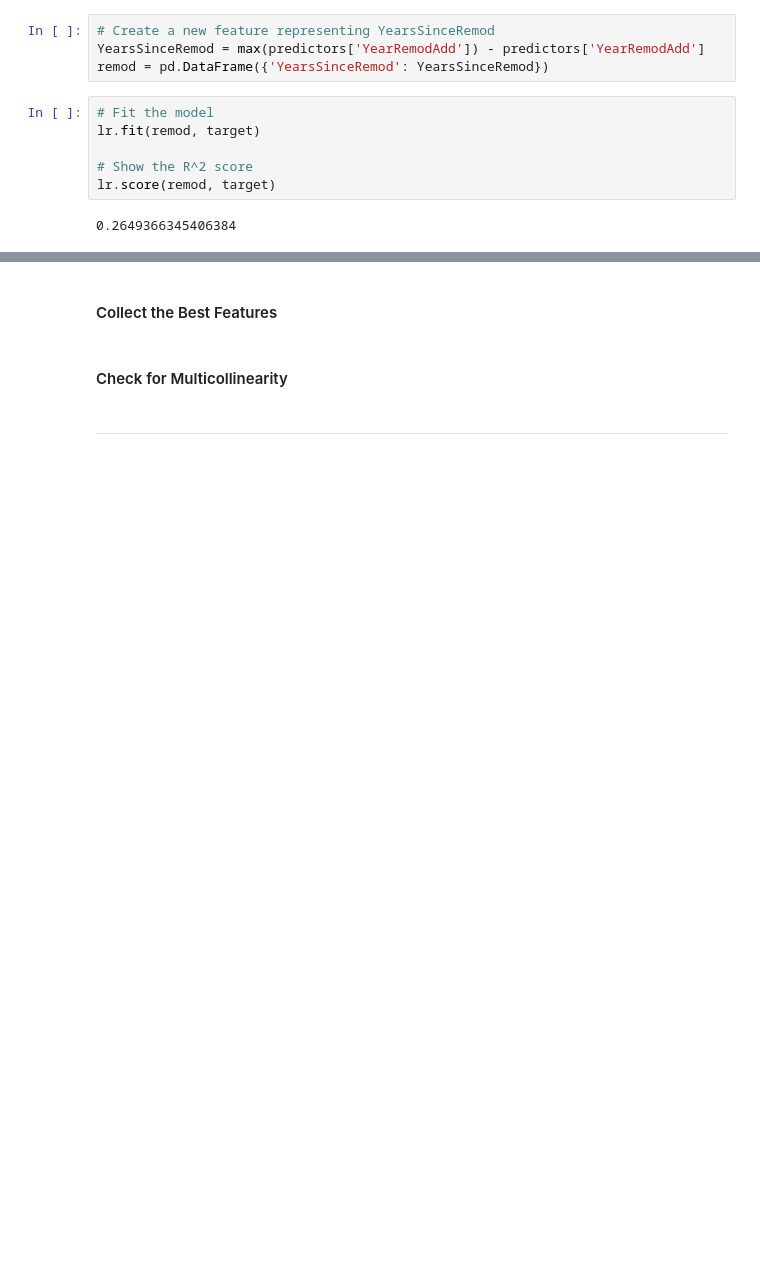
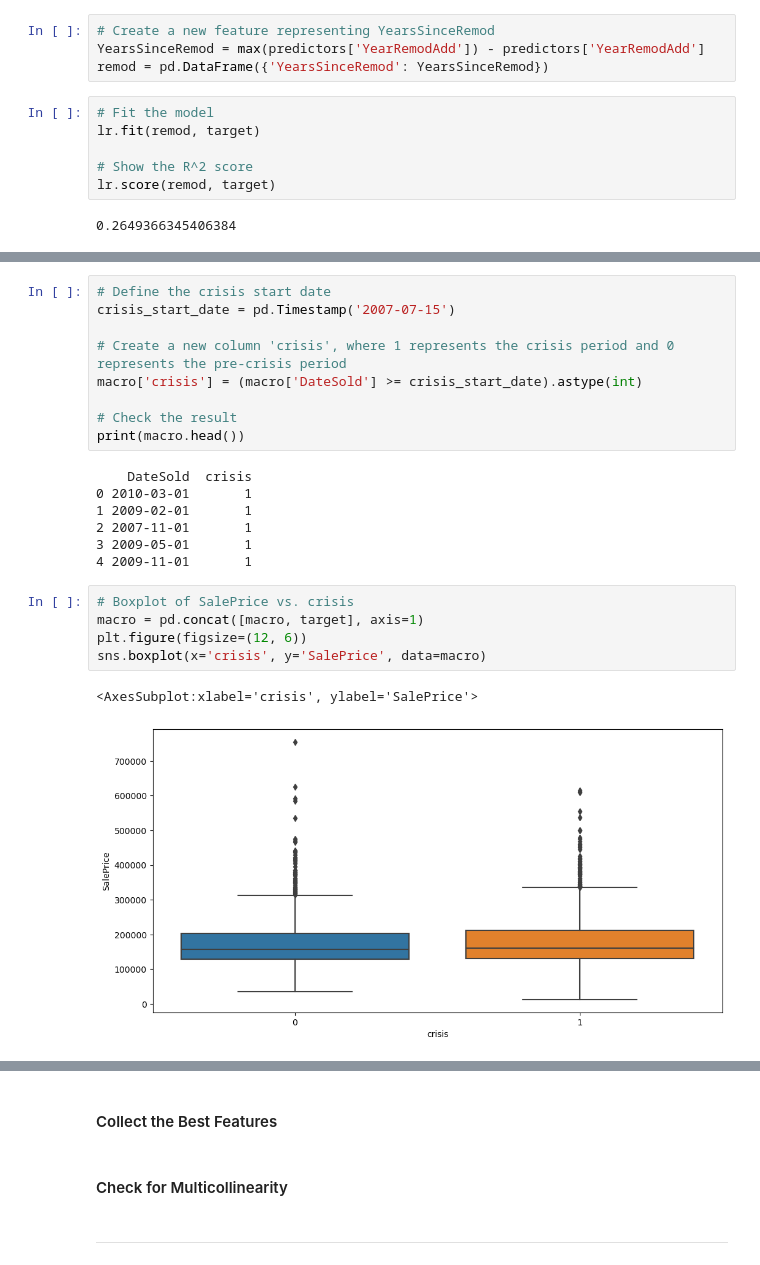
Before and after one commit to bassoonelephant/ames, a Jupyter notebook: 2-ames-LR.ipynb, the cells around one changed output, grey strips where cells are left out. Saved outputs shown, nothing was run; the diff lists cells and outputs as text; blank space fills up the shorter version.

```diff
--- a/2-ames-LR.ipynb
+++ b/2-ames-LR.ipynb
@@ -392,0 +424,24 @@ We will engineer a simple feature as follows:
+# %%
+# Define the crisis start date
+crisis_start_date = pd.Timestamp('2007-07-15')
+
+# Create a new column 'crisis', where 1 represents the crisis period and 0 represents the pre-crisis period
+macro['crisis'] = (macro['DateSold'] >= crisis_start_date).astype(int)
+
+# Check the result
+print(macro.head())
+# %% [output]
+    DateSold  crisis
+0 2010-03-01       1
+1 2009-02-01       1
+2 2007-11-01       1
+3 2009-05-01       1
+4 2009-11-01       1
+# %%
+# Boxplot of SalePrice vs. crisis
+macro = pd.concat([macro, target], axis=1)
+plt.figure(figsize=(12, 6))
+sns.boxplot(x='crisis', y='SalePrice', data=macro)
+# %% [output]
+<AxesSubplot:xlabel='crisis', ylabel='SalePrice'>
+[figure, added]
```
Also changed, not shown: parts of 5 cells of this notebook.
